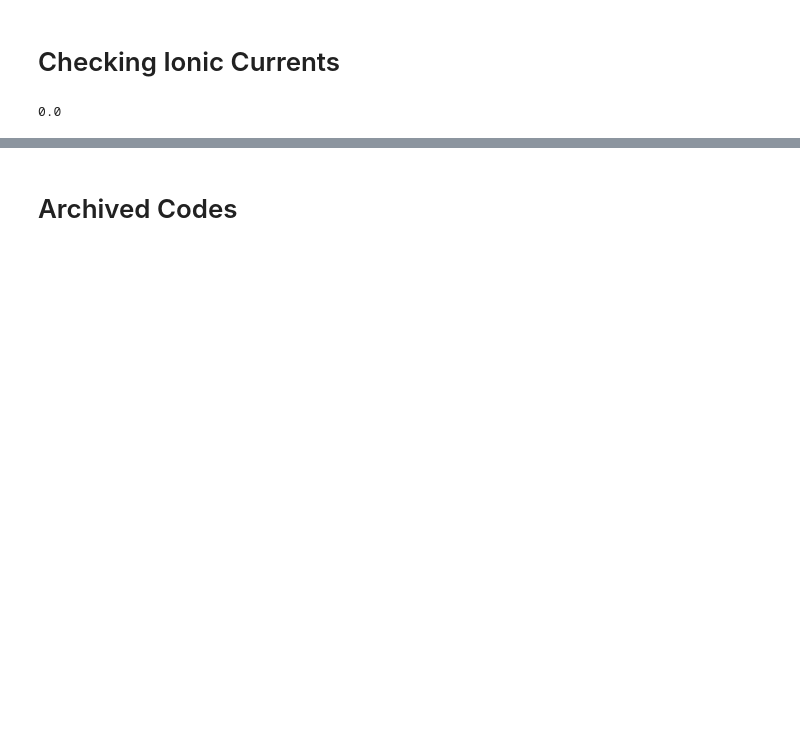
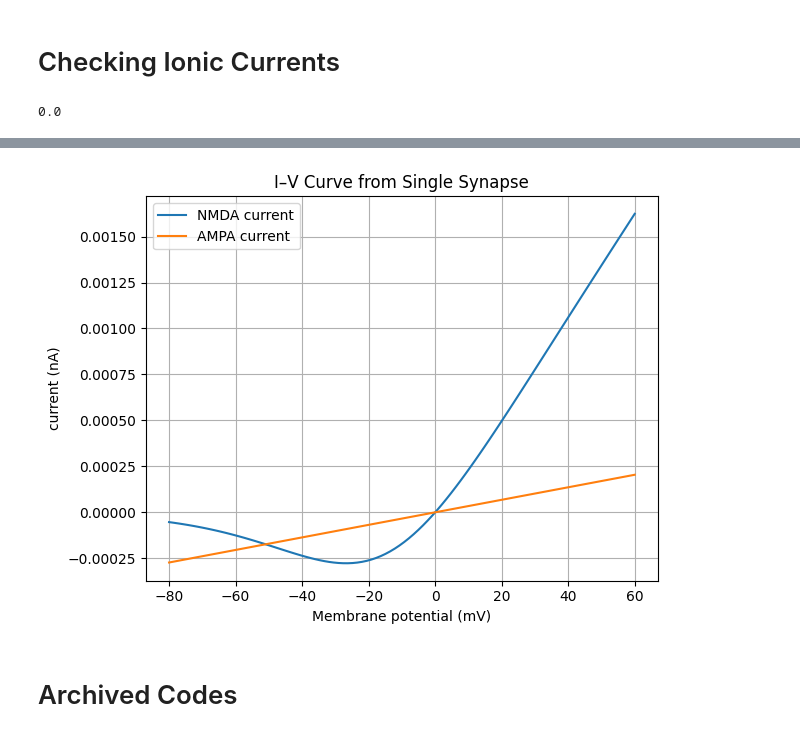
Before and after one commit to moistsoy/population_coding, a Jupyter notebook: otani_model.ipynb, the cells around one changed output, grey strips where cells are left out. Drawn from its saved outputs; the diff is of its cells as text; code cells hidden in the pictures; blank space fills up the shorter version.

```diff
--- a/otani_model.ipynb
+++ b/otani_model.ipynb
@@ -901,2 +431,60 @@ plt.show()
+# %%
+# NetStim
+stim = h.NetStim()
+stim.start = 10
+stim.number = 10
+stim.interval = 10
+stim.noise = 0
+
+nc_ampa = h.NetCon(stim, syn_ampa)
+nc_nmda = h.NetCon(stim, syn_nmda)
+nc_ampa.weight[0] = 0.005
+nc_nmda.weight[0] = 1
+
+# Voltage clamp
+clamp = h.SEClamp(dend(0.5))
+clamp.dur1 = 40
+clamp.dur2 = 0
+clamp.dur3 = 0
+clamp.rs = 1e-3
+
+
+voltages = np.linspace(-80, 60, 100)  # mV
+nmda_currents = []
+ampa_currents = []
+
+for v in voltages:
+    clamp.amp1 = v
+
+    t_vec = h.Vector().record(h._ref_t)
+    i_nmda_vec = h.Vector().record(syn_nmda._ref_i)
+    i_ampa_vec = h.Vector().record(syn_ampa._ref_i)
+
+    h.finitialize(-65)
+    h.continuerun(100)
+
+    # Extract current after synaptic activation
+    t = np.array(t_vec)
+    i_nmda = np.array(i_nmda_vec)
+    i_ampa = np.array(i_ampa_vec)
+    mask = (t > 11) & (t < 16)  # after stimulation
+    nmda_avg_i = np.mean(i_nmda[mask])
+    ampa_avg_i = np.mean(i_ampa[mask])
+    nmda_currents.append(nmda_avg_i)
+    ampa_currents.append(ampa_avg_i)
+
+# Plot IV
+plt.figure()
+plt.plot(voltages, nmda_currents, label='NMDA current')
+plt.plot(voltages, ampa_currents, label = 'AMPA current')
+plt.title("I–V Curve from Single Synapse")
+plt.xlabel("Membrane potential (mV)")
+plt.ylabel("current (nA)")
+plt.grid(True)
+plt.legend()
+plt.tight_layout()
+plt.show()
+# %% [output]
+[figure, added]
 # %% [markdown]
 # Archived Codes
```
Also changed, not shown: parts of 30 cells of this notebook, 19 other files.
